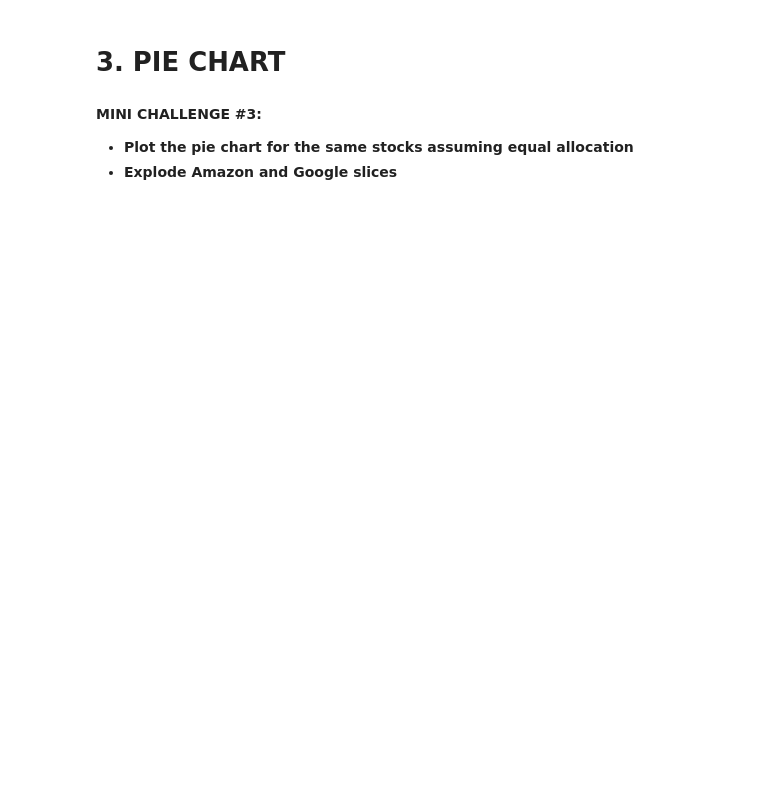
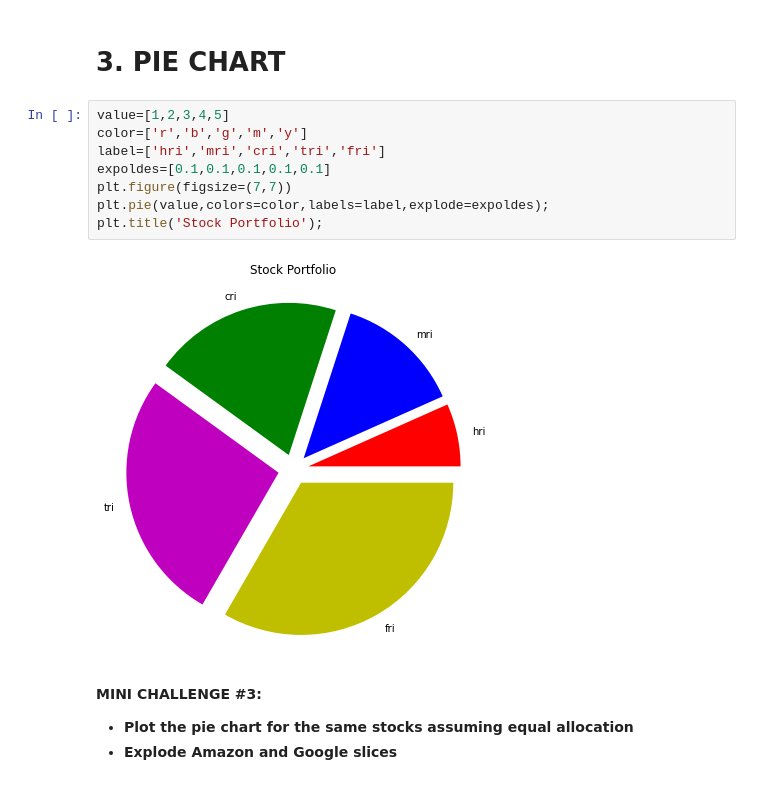
Before and after one commit to hritikverma/python_data_science_and_machine_learning_bootcamp, a Jupyter notebook: 9_Python_101_Data_Visualization_with_matplotlib_Skeleton.ipynb, the cells around one changed output. Drawn from its saved outputs; the diff is of its cells as text; blank space fills up the shorter version.

```diff
--- a/9_Python_101_Data_Visualization_with_matplotlib_Skeleton.ipynb
+++ b/9_Python_101_Data_Visualization_with_matplotlib_Skeleton.ipynb
@@ -76,5 +87,15 @@ df1
 # %% [markdown]
 # 3. PIE CHART
+# %%
+value=[1,2,3,4,5]
+color=['r','b','g','m','y']
+label=['hri','mri','cri','tri','fri']
+expoldes=[0.1,0.1,0.1,0.1,0.1]
+plt.figure(figsize=(7,7))
+plt.pie(value,colors=color,labels=label,explode=expoldes);
+plt.title('Stock Portfolio');
+# %% [output]
+[figure, added]
 # %% [markdown]
 **MINI CHALLENGE #3:**
 - **Plot the pie chart for the same stocks assuming equal allocation**
```
Also changed, not shown: parts of 20 cells of this notebook.
